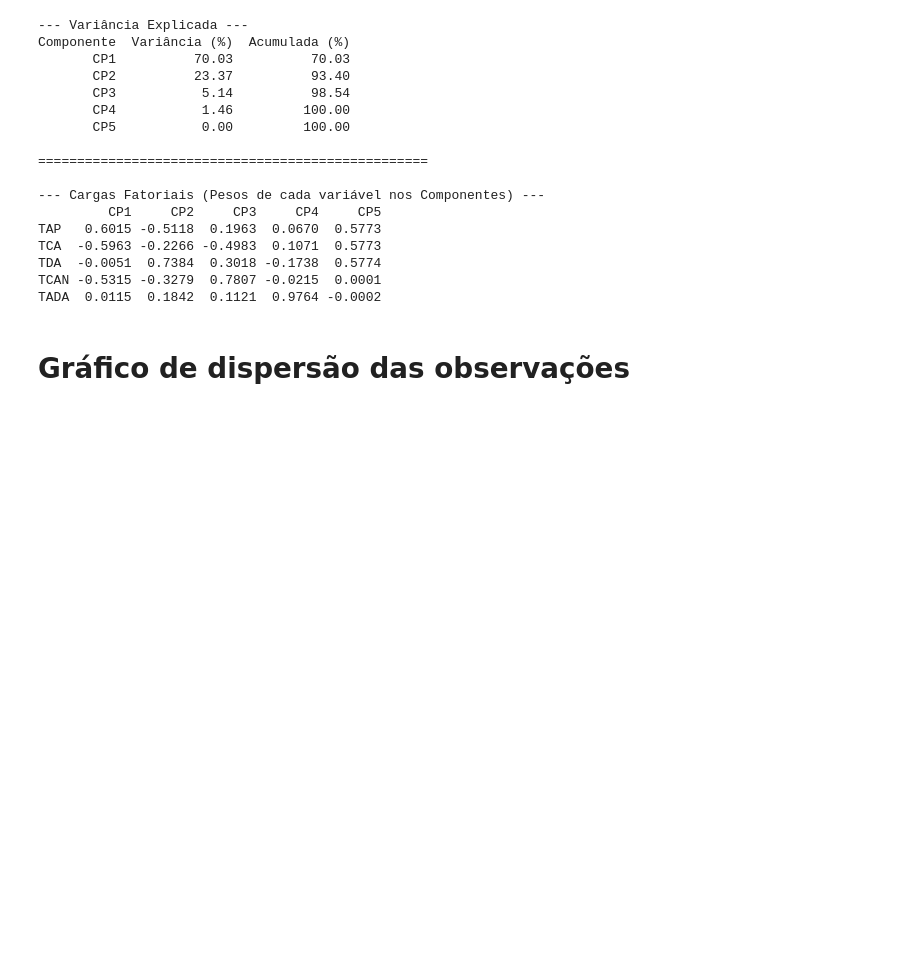
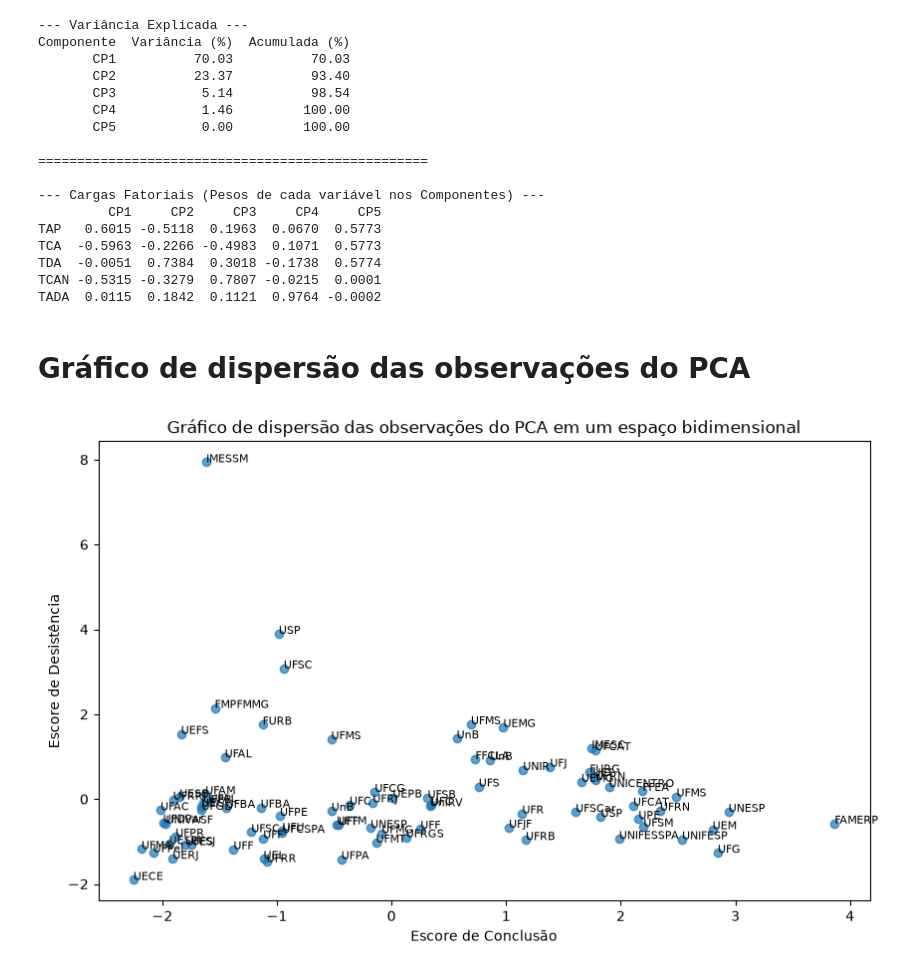
Before and after one commit to GabrielDaviBrito/AnaliseMultivariada-2026.2, a Jupyter notebook: AnaliseMultivariadaCOLAB.ipynb, the cells around one changed output. Saved outputs shown, nothing was run; the diff lists cells and outputs as text; code cells hidden in the pictures; blank space fills up the shorter version.

```diff
--- a/AnaliseMultivariadaCOLAB.ipynb
+++ b/AnaliseMultivariadaCOLAB.ipynb
@@ -206,21 +199,28 @@ TDA  -0.0051  0.7384  0.3018 -0.1738  0.5774
 TCAN -0.5315 -0.3279  0.7807 -0.0215  0.0001
 TADA  0.0115  0.1842  0.1121  0.9764 -0.0002
 # %% [markdown]
-# Gráfico de dispersão das observações
+# Gráfico de dispersão das observações do PCA
 # %%
+# Retomando aos componentes sobre a matriz de correlação
+X_pca = pca.fit_transform(X_std)
+var_explicada = pca.explained_variance_ratio_ * 100
+var_acumulada = np.cumsum(var_explicada)
+
 # Criar um gráfico de dispersão para visualizar as observações em um plano cartesiano
 plt.figure(figsize=(10, 6))
 plt.scatter(X_pca[:, 0],            # posição do primeiro componente principal
             X_pca[:, 1], alpha=0.7) # posição do segundo componente principal
 
 # Adicionar título e rótulo dos eixos
 plt.title('Gráfico de dispersão das observações do PCA em um espaço bidimensional')
 plt.xlabel('Escore de Conclusão')
 plt.ylabel('Escore de Desistência')
 
 # Adicionar rótulo de cada ponto baseado no rótulo das observações
 for i, txt in enumerate(df_filtrado.iloc[:,1]):
     plt.annotate(txt, (X_pca[i, 0], X_pca[i, 1]), fontsize=8)
 
 # Mostrar gráfico
 plt.show()
+# %% [output]
+[figure, added]
```
Also changed, not shown: parts of 6 cells of this notebook, 2 other files.
